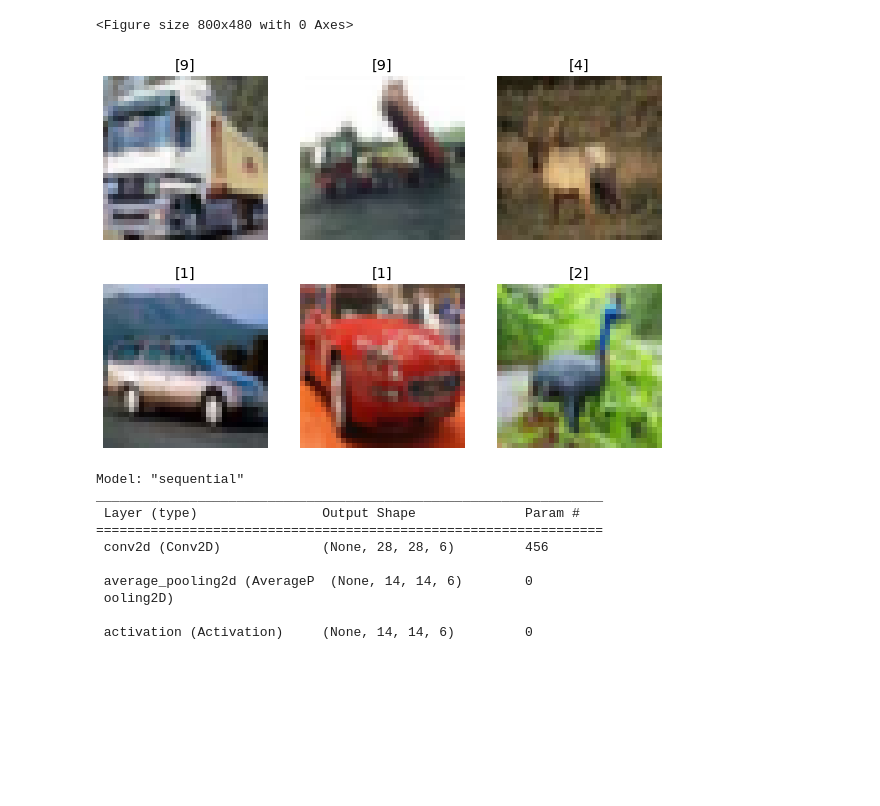
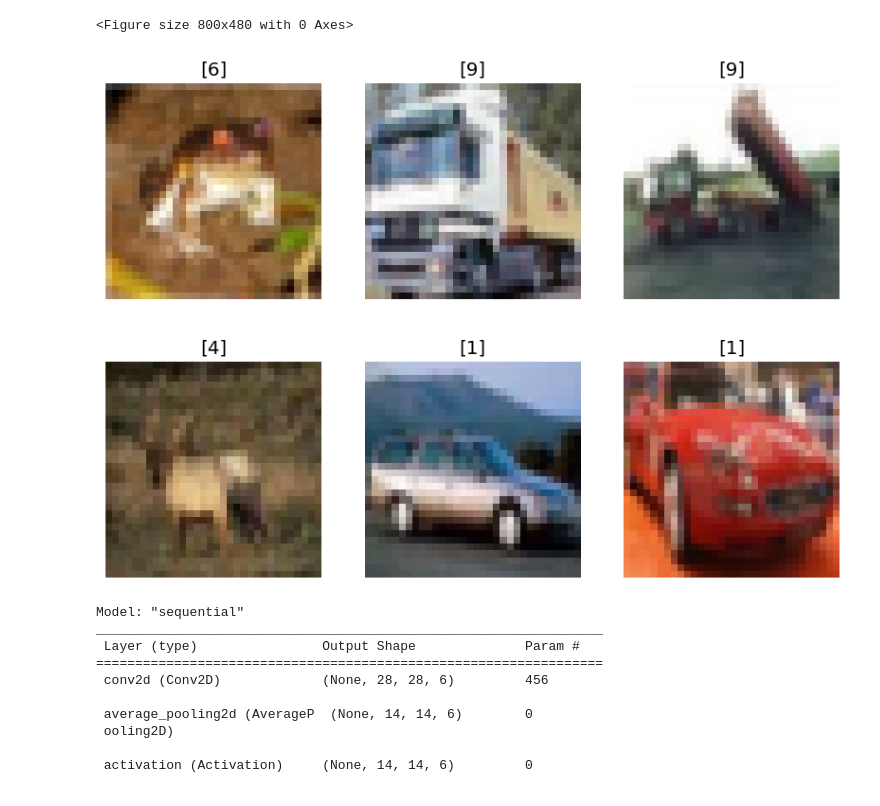
Before and after one commit to Cavalex/ML_Ex1, a Jupyter notebook: ex3/3.3 Deep Learning-CIFAR10.ipynb, the cells around one changed output. Drawn from its saved outputs; the diff is of its cells as text; code cells hidden in the pictures; blank space fills up the shorter version.

```diff
--- a/ex3/3.3 Deep Learning-CIFAR10.ipynb
+++ b/ex3/3.3 Deep Learning-CIFAR10.ipynb
@@ -10,19 +10,19 @@ image_data = tf.keras.datasets.cifar10
 # %%
 import matplotlib.pyplot as plt
 plt.style.use('ggplot')
 plt.figure(figsize=(10, 6), dpi=80)
 fig = plt.figure(figsize=(10, 7))
 rows = 2
 columns = 3
 
-for i in range(1, 7):
-    fig.add_subplot(rows, columns, i)
+for i in range(6):
+    fig.add_subplot(rows, columns, i+1)
     plt.imshow(train_img[i], cmap="gray")
     plt.axis('off')
     plt.title(train_labels[i])
 # %% [output]
 <Figure size 800x480 with 0 Axes>
-[figure, old version]
+[figure, new version]
 # %%
 # 1 classic - LeNet
 lenet = models.Sequential()
```
Also changed, not shown: parts of 2 cells of this notebook, 5 other files.
